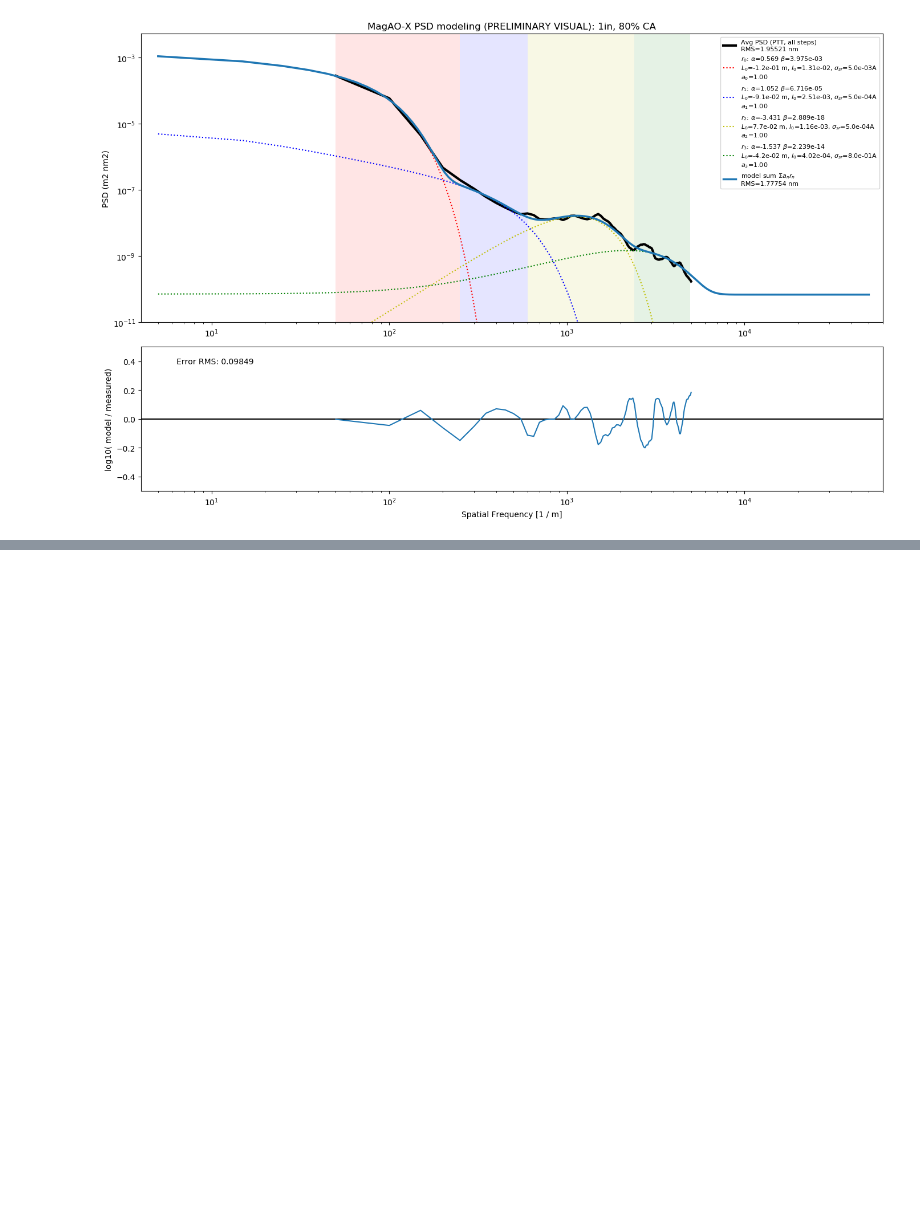
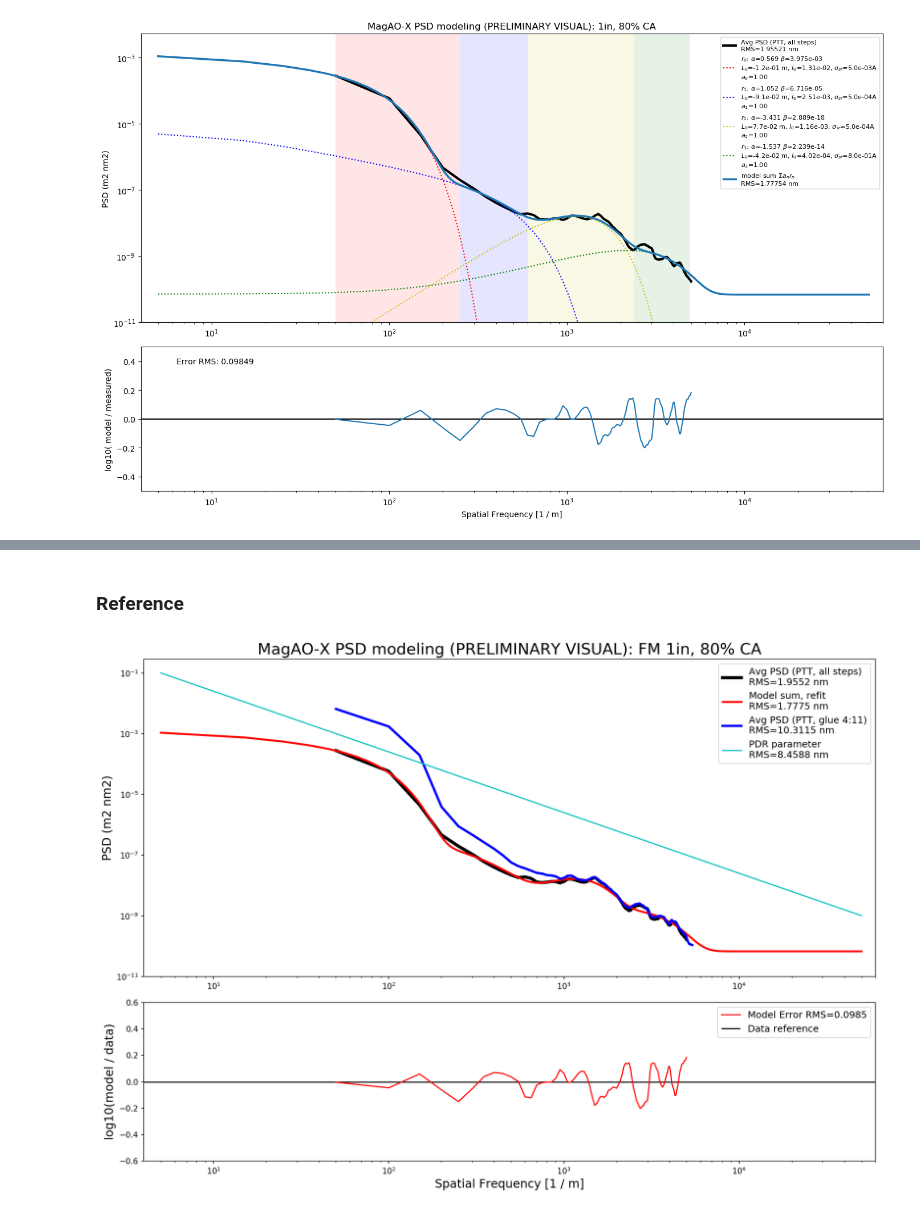
Before and after one commit to magao-x/magaox_poppy, a Jupyter notebook: PSD/PSDmodel_fm_1inch.ipynb, the cells around one changed output, grey strips where cells are left out. Drawn from its saved outputs; the diff is of its cells as text; code cells hidden in the pictures; blank space fills up the shorter version.

```diff
--- a/PSD/PSDmodel_fm_1inch.ipynb
+++ b/PSD/PSDmodel_fm_1inch.ipynb
@@ -183,0 +192,61 @@ objects
+# %% [markdown]
+### Reference
+# %%
+# add the glue
+# open the file
+fileloc = 'lspsd_fm_{0}_avg_glue.fits'.format(opt_parms['label'])
+psd_fits = fits.open(psd_folder+fileloc)[0]
+psd_avg_glue = psd_fits.data * (u.nm*u.m)**2
+psd_hdr = psd_fits.header
+
+# calculate the radial PSD data
+avg_psd_glue = psd.surfPSD(surf_name='average PSD (glue)')
+avg_psd_glue.load_psd(psd_data=psd_avg_glue, psd_type='cal')
+avg_psd_glue.load_psd_parameters(diam_ca=opt_parms['diam_ca'], npix_diam=opt_parms['diam_pix'],
+                            wavelen=opt_parms['wavelen'], delta_k=opt_parms['dk'])
+avg_psd_glue.calc_psd_radial(ring_width=opt_parms['ring_width'])
+avg_psd_glue.calc_rms_set(kmid_ll=opt_parms['kmid_ll'], khigh_ll=opt_parms['khigh_ll'],
+                     pwr_opt=avg_psd_glue.psd_cal, print_rms=False, print_kloc=False)
+# %%
+ap = 2.0
+bp = 2.55 * (u.nm**2)
+parm_pdr = [ap, bp, 0.0*u.m, 0.0, 0*(u.nm*u.m)**2]
+psd_pdr = psd.model_full(k=mdl_set[0].k_range, psd_parm=parm_pdr)
+pdr_weight = [1.0]
+
+pdr_rms = psd.calc_model_rms(psd_parm=[parm_pdr], psd_weight=pdr_weight,
+                             npix_diam=ms_refit.npix_diam, delta_k=ms_refit.delta_k,
+                             k_tgt_lim=[ms_refit.k_min, ms_refit.k_max])
+
+k_radial = avg_psd.k_radial.value
+psd_radial = avg_psd.psd_radial_cal.value
+k_range_mdl = mdl_set[0].k_range.value
+
+plt.figure(figsize=[14,10],dpi=150)
+gs = gridspec.GridSpec(ncols=1, nrows=2, height_ratios=[4,2])
+ax0 = plt.subplot(gs[0])
+ax0.loglog(k_radial, psd_radial, 'k', linewidth=4, label='Avg PSD (PTT, all steps)\nRMS={0:.4f}'.format(avg_psd.rms_tot))
+ax0.loglog(k_range_mdl, ms_refit.psd_radial_sum.value, 'r', linewidth=2.5,
+           label='Model sum, refit\nRMS={0:.4f}'.format(ms_refit.psd_rms_sum))
+ax0.loglog(avg_psd_glue.k_radial.value, avg_psd_glue.psd_radial_cal.value, 'b', linewidth=3,
+           label='Avg PSD (PTT, glue 4:11)\nRMS={0:.4f}'.format(avg_psd_glue.rms_tot))
+ax0.loglog(k_range_mdl, psd_pdr.value, 'c', linewidth=1.5, label='PDR parameter\nRMS={0:.4f}'.format(pdr_rms))
+ax0.set_xlim(left=np.amin(k_range_mdl)*0.8, right=np.amax(k_range_mdl)*1.2)
+ax0.set_ylim(bottom=1e-11)
+ax0.set_ylabel('PSD ({0})'.format(ms_refit.psd_radial_sum.unit), fontsize=15)
+ax0.legend(prop={'size':12})#,loc='center left', bbox_to_anchor=(1, 0.5))
+ax0.set_title('MagAO-X PSD modeling (PRELIMINARY VISUAL): FM {0}, {1}% CA'.format(opt_parms['label'],opt_parms['ca']),
+             fontsize=20)
+
+ax1 = plt.subplot(gs[1])
+ax1.hlines(y=0, xmin=np.amin(k_range_mdl)*0.8, xmax=np.amax(k_range_mdl)*1.2, color='k', label='Data reference')
+ax1.semilogx(k_radial, ms_refit.error, 'r', label='Model Error RMS={0:.4f}'.format(ms_refit.error_rms))
+ax1.legend(prop={'size':12})
+ax1.set_ylim(top=0.6, bottom=-0.6)
+ax1.set_xlim(left=np.amin(k_range_mdl)*0.8, right=np.amax(k_range_mdl)*1.2)
+ax1.set_ylabel('log10(model / data)', fontsize=15)
+ax1.set_xlabel('Spatial Frequency [{0}]'.format(ms_refit.k_radial_data.unit), fontsize=15)
+
+plt.tight_layout()
+# %% [output]
+[figure, added]
```
Also changed, not shown: parts of 5 cells of this notebook, 8 other files.
